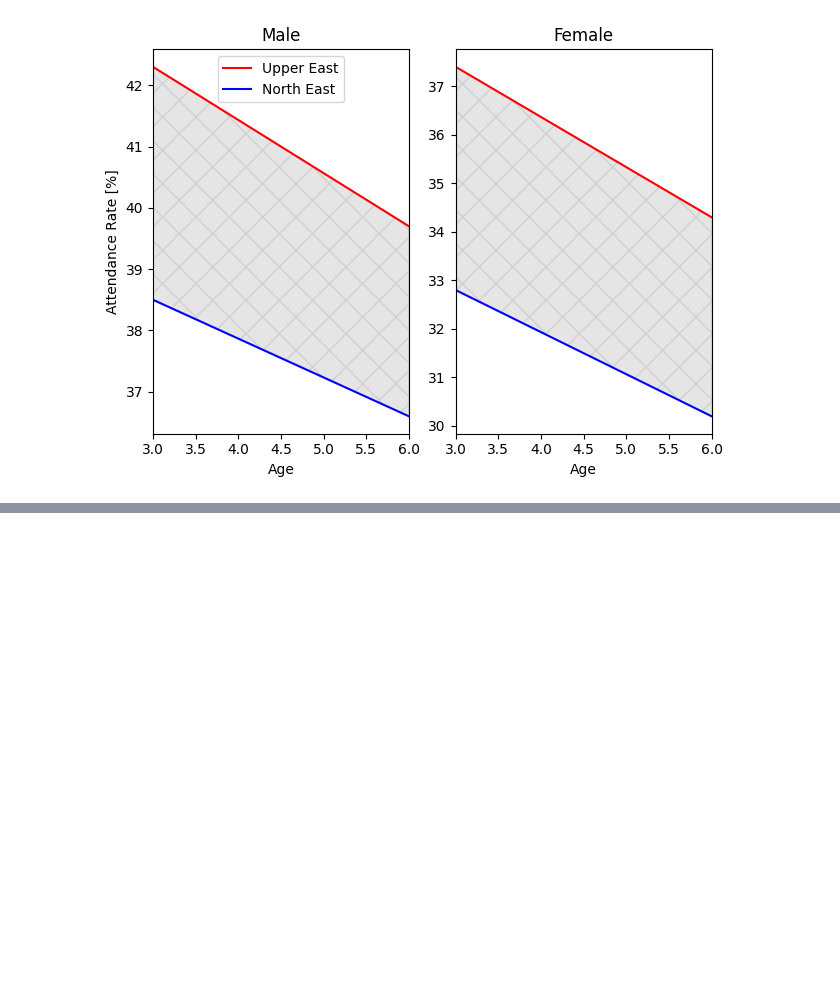
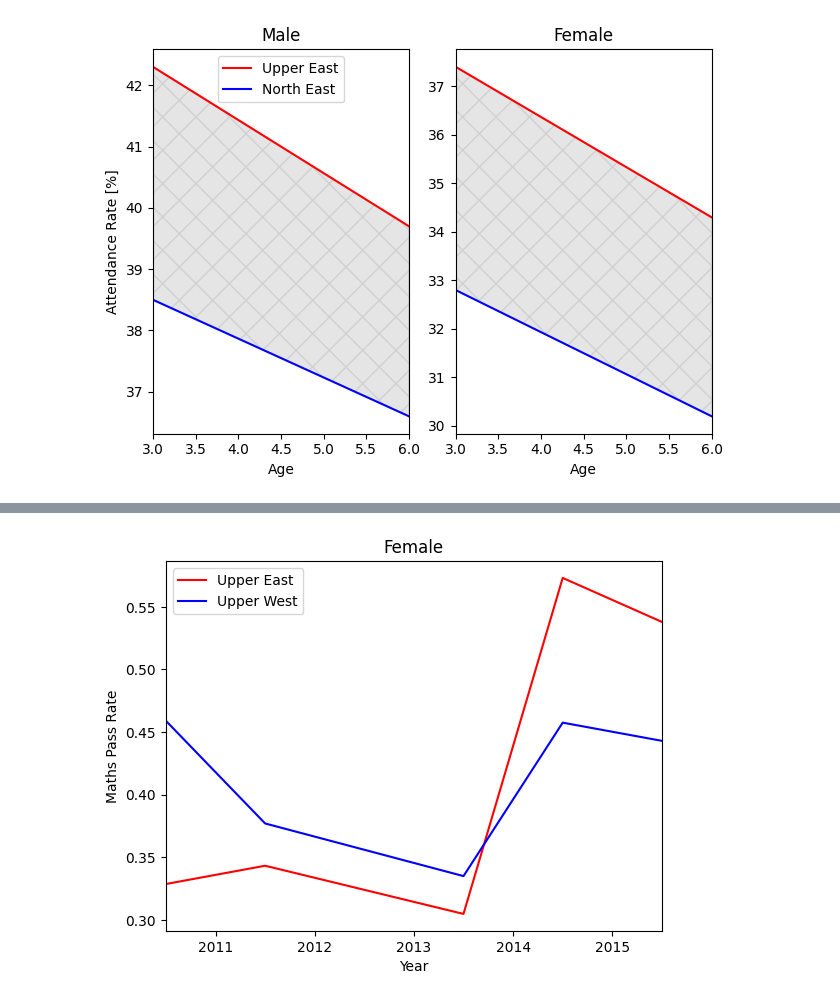
Before and after one commit to dfglondon24/Team-2, a Jupyter notebook: Literacy_Education.ipynb, the cells around one changed output, grey strips where cells are left out. Drawn from its saved outputs; the diff is of its cells as text; code cells hidden in the pictures; blank space fills up the shorter version.

```diff
--- a/Literacy_Education.ipynb
+++ b/Literacy_Education.ipynb
@@ -100,0 +144,12 @@ plt.show()
+# %%
+plt.plot(numeric_year, maths_data_dep[:, 3] / maths_data_dep[:, 1], color='red', label='Upper East')
+plt.plot(numeric_year, maths_data_con[:, 3] / maths_data_con[:, 1], color='blue', label='Upper West')
+
+plt.xlim([numeric_year[0], numeric_year[-1]])
+plt.title('Female')
+plt.xlabel('Year')
+plt.ylabel('Maths Pass Rate')
+plt.legend()
+plt.show()
+# %% [output]
+[figure, added]
```
Also changed, not shown: parts of 3 cells of this notebook.
